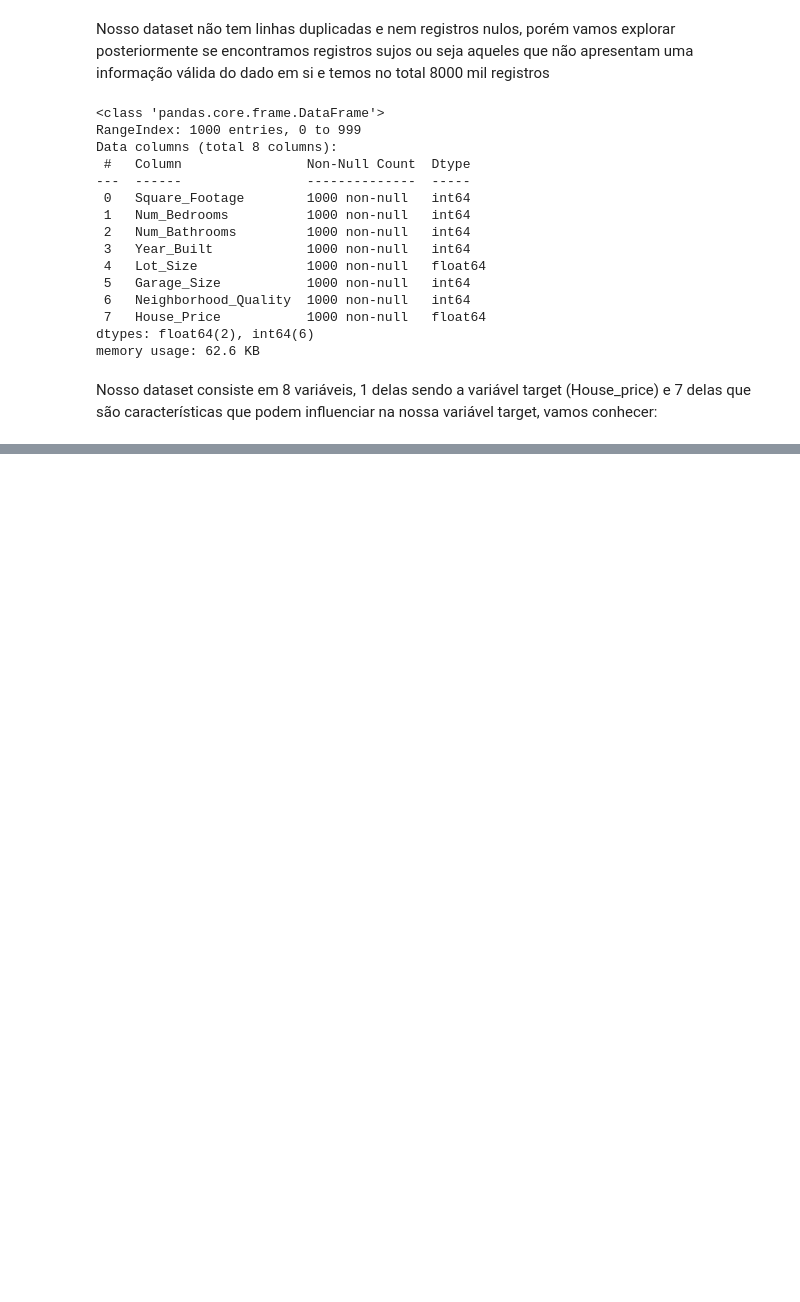
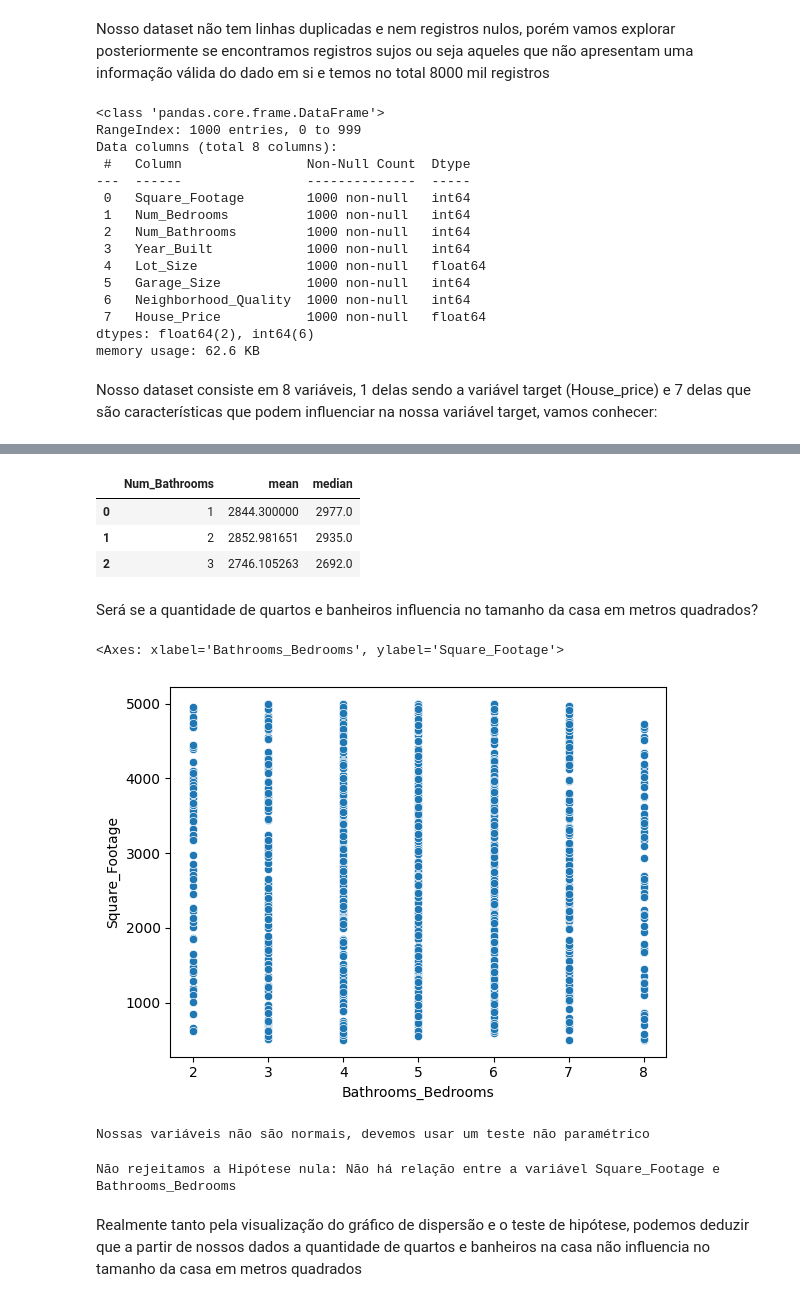
Before and after one commit to HMendesDev/Data-Science, a Jupyter notebook: LinearRegression.ipynb, the cells around one changed output, grey strips where cells are left out. Saved outputs shown, nothing was run; the diff lists cells and outputs as text; code cells hidden in the pictures; blank space fills up the shorter version.

```diff
--- a/LinearRegression.ipynb
+++ b/LinearRegression.ipynb
@@ -94,0 +204,18 @@ House_Price: O preço da casa (target)
+# %%
+# Media de metros quadrados das casas por quantidades de banheiros
+df.groupby("Num_Bathrooms")["Square_Footage"].agg(["mean","median"]).reset_index()
+# %% [output]
+|  | Num_Bathrooms | mean | median |
+| 0 | 1 | 2844.300000 | 2977.0 |
+| 1 | 2 | 2852.981651 | 2935.0 |
+| 2 | 3 | 2746.105263 | 2692.0 |
+# %% [markdown]
+Será se a quantidade de quartos e banheiros influencia no tamanho da casa em metros quadrados?
+# %%
+# Criando a variável Banheiros + Quartos
+df["Bathrooms_Bedrooms"] = df["Num_Bedrooms"] + df["Num_Bathrooms"]
+# %%
+sns.scatterplot(data=df, y="Square_Footage", x="Bathrooms_Bedrooms")
+# %% [output]
+<Axes: xlabel='Bathrooms_Bedrooms', ylabel='Square_Footage'>
+[figure, added]
@@ -94,0 +226,22 @@ House_Price: O preço da casa (target)
+# %%
+# Teste de hipótese de distribuição normal
+teste_bath_beed = shapiro(df["Bathrooms_Bedrooms"])
+
+if teste_bath_beed.pvalue < 0.05 and teste_square.pvalue < 0.05:
+  print("Nossas variáveis não são normais, devemos usar um teste não paramétrico")
+else:
+  print("Nossas variáveis são normais, vamos usar um teste paramétrico")
+# %% [output]
+Nossas variáveis não são normais, devemos usar um teste não paramétrico
+# %%
+teste_h2 = spearmanr(df["Square_Footage"], df["Bathrooms_Bedrooms"])
+
+if teste_h2.pvalue < 0.05:
+  print(f"Rejeitamos a Hipótese nula: {H0}")
+  print(f"E seguimos com Hipótese alternativa: {Ha}")
+else:
+  print(f"Não rejeitamos a Hipótese nula: {H0}")
+# %% [output]
+Não rejeitamos a Hipótese nula: Não há relação entre a variável Square_Footage e Bathrooms_Bedrooms
+# %% [markdown]
+Realmente tanto pela visualização do gráfico de dispersão e o teste de hipótese, podemos deduzir que a partir de nossos dados a quantidade de quartos e banheiros na casa não influencia no tamanho da casa em metros quadrados
```
Also changed, not shown: parts of 25 cells of this notebook.
